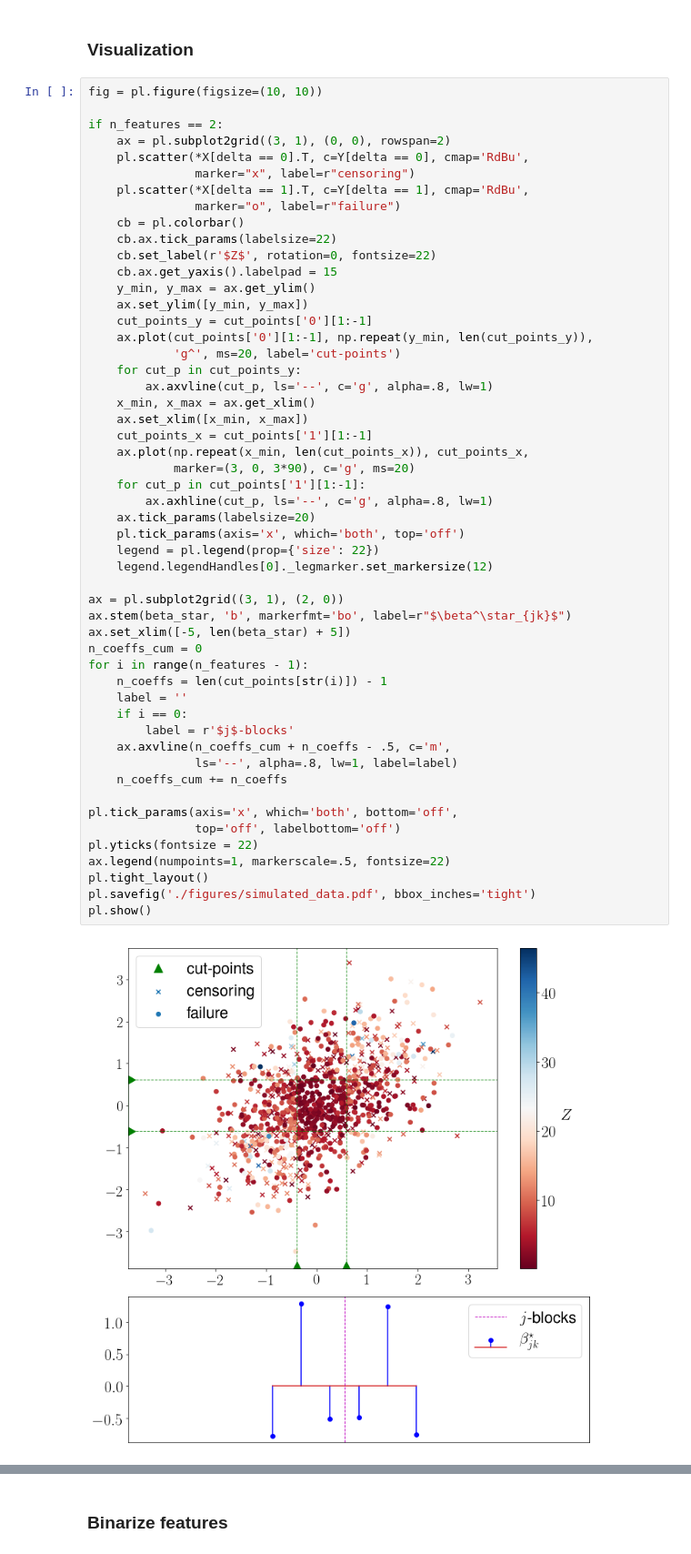
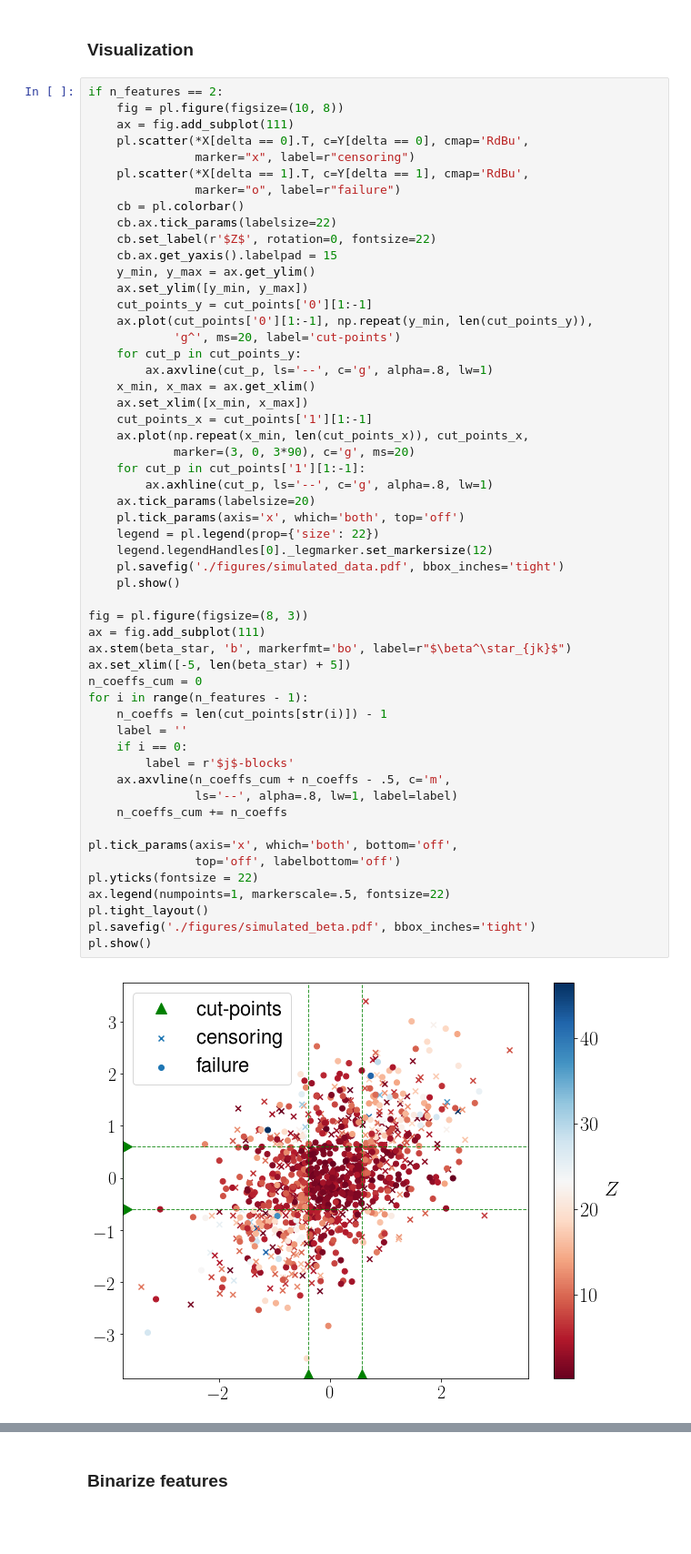
Before and after one commit to SimonBussy/binacox, a Jupyter notebook: tutorial.ipynb, the cells around one changed output, grey strips where cells are left out. Shown at 91% size. Cells and saved outputs as stored; diff of their text form; blank space fills up the shorter version.

Commit message:
delete subplot2grid in tutorial to split figure 1 in paper

```diff
--- a/tutorial.ipynb
+++ b/tutorial.ipynb
@@ -35,10 +35,9 @@ Done simulating using SimuCoxRegWithCutPoints in 1.23e-01 seconds.
 # %% [markdown]
 ### Visualization
 # %%
-fig = pl.figure(figsize=(10, 10))
-
 if n_features == 2:
-    ax = pl.subplot2grid((3, 1), (0, 0), rowspan=2)
+    fig = pl.figure(figsize=(10, 8))
+    ax = fig.add_subplot(111)
     pl.scatter(*X[delta == 0].T, c=Y[delta == 0], cmap='RdBu',
                marker="x", label=r"censoring")
     pl.scatter(*X[delta == 1].T, c=Y[delta == 1], cmap='RdBu',
@@ -58,33 +57,36 @@ if n_features == 2:
     ax.set_xlim([x_min, x_max])
     cut_points_x = cut_points['1'][1:-1]
     ax.plot(np.repeat(x_min, len(cut_points_x)), cut_points_x,
             marker=(3, 0, 3*90), c='g', ms=20)
     for cut_p in cut_points['1'][1:-1]:
         ax.axhline(cut_p, ls='--', c='g', alpha=.8, lw=1)
     ax.tick_params(labelsize=20)
     pl.tick_params(axis='x', which='both', top='off')
     legend = pl.legend(prop={'size': 22})
     legend.legendHandles[0]._legmarker.set_markersize(12)
+    pl.savefig('./figures/simulated_data.pdf', bbox_inches='tight')
+    pl.show()
 
-ax = pl.subplot2grid((3, 1), (2, 0))
+fig = pl.figure(figsize=(8, 3))
+ax = fig.add_subplot(111)
 ax.stem(beta_star, 'b', markerfmt='bo', label=r"$\beta^\star_{jk}$")
 ax.set_xlim([-5, len(beta_star) + 5])
 n_coeffs_cum = 0
 for i in range(n_features - 1):
     n_coeffs = len(cut_points[str(i)]) - 1
     label = ''
     if i == 0:
         label = r'$j$-blocks'
     ax.axvline(n_coeffs_cum + n_coeffs - .5, c='m',
                ls='--', alpha=.8, lw=1, label=label)
     n_coeffs_cum += n_coeffs
 
 pl.tick_params(axis='x', which='both', bottom='off',
                top='off', labelbottom='off')
 pl.yticks(fontsize = 22)
 ax.legend(numpoints=1, markerscale=.5, fontsize=22)
 pl.tight_layout()
-pl.savefig('./figures/simulated_data.pdf', bbox_inches='tight')
+pl.savefig('./figures/simulated_beta.pdf', bbox_inches='tight')
 pl.show()
 # %% [output]
-[figure, old version]
+[figure, new version]
```
Also changed, not shown: parts of 11 cells of this notebook, 2 other files.
